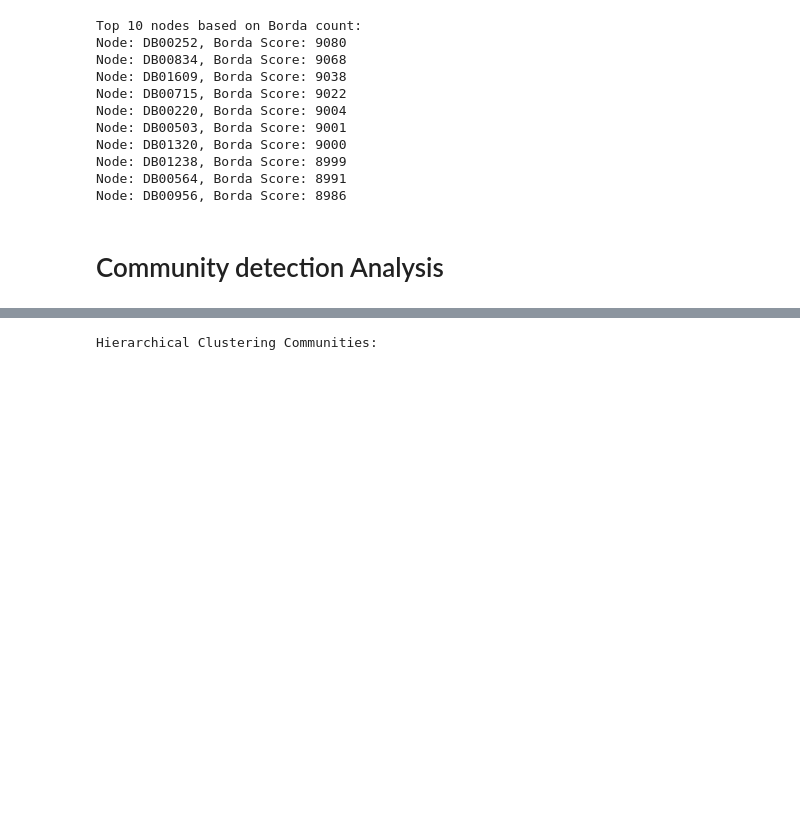
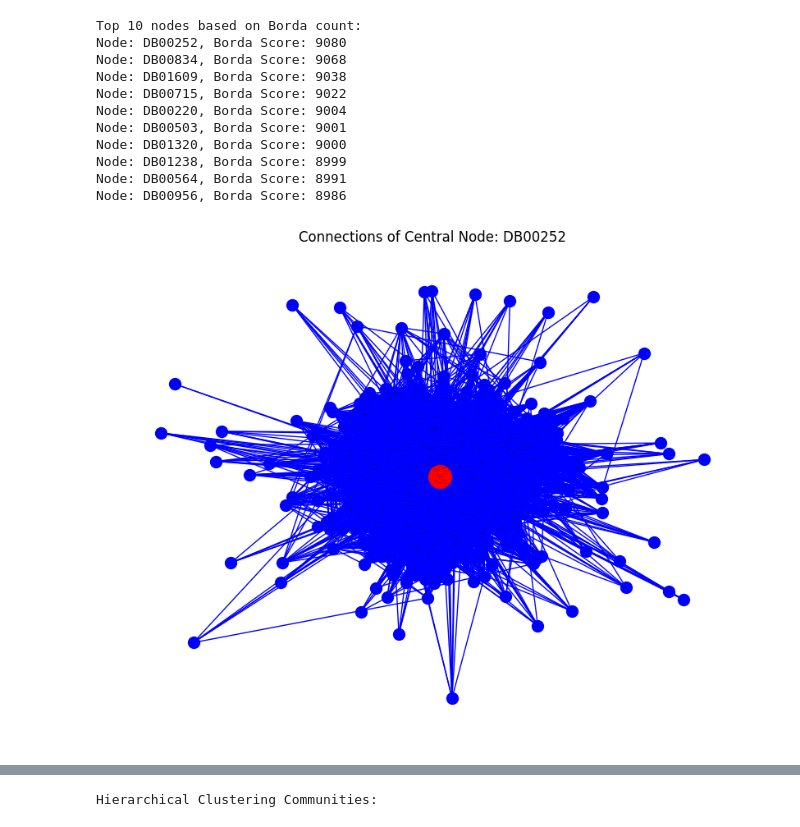
Before and after one commit to kiyoshi2000/GraphMining, a Jupyter notebook: DrugInteraction.ipynb, the cells around one changed output, grey strips where cells are left out. Cells and saved outputs as stored; diff of their text form; code cells hidden in the pictures; blank space fills up the shorter version.

```diff
--- a/DrugInteraction.ipynb
+++ b/DrugInteraction.ipynb
@@ -505,5 +505,36 @@ Node: DB01320, Borda Score: 9000
 Node: DB01238, Borda Score: 8999
 Node: DB00564, Borda Score: 8991
 Node: DB00956, Borda Score: 8986
-# %% [markdown]
-# Community detection Analysis
+# %%
+import matplotlib.pyplot as plt
+
+def plot_central_node(graph, central_node):
+    """
+    Plots the given node and all its connections, highlighting the central node.
+
+    Parameters:
+    graph (networkx.Graph): The graph.
+    central_node (str): The node to highlight.
+    """
+
+    # Get neighbors of the central node
+    neighbors = list(graph.neighbors(central_node))
+
+    subgraph = graph.subgraph([central_node] + neighbors)
+
+    pos = nx.spring_layout(graph, seed=42, k=0.5)  # Layout for consistent visualization
+
+    plt.figure(figsize=(8, 6))
+
+    # nx.draw(graph, pos, node_color='gray', alpha=0.3, edge_color='gray', with_labels=False)
+    nx.draw(subgraph, pos, node_color='blue', edge_color='blue', with_labels=True, node_size=100, font_size=1)
+
+    # Highlight the central node
+    nx.draw_networkx_nodes(graph, pos, nodelist=[central_node], node_color='red', node_size=400)
+
+    plt.title(f"Connections of Central Node: {central_node}")
+    plt.show()
+# %%
+plot_central_node(G, "DB00252")
+# %% [output]
+[figure, added]
```
Also changed, not shown: parts of 13 cells of this notebook.
